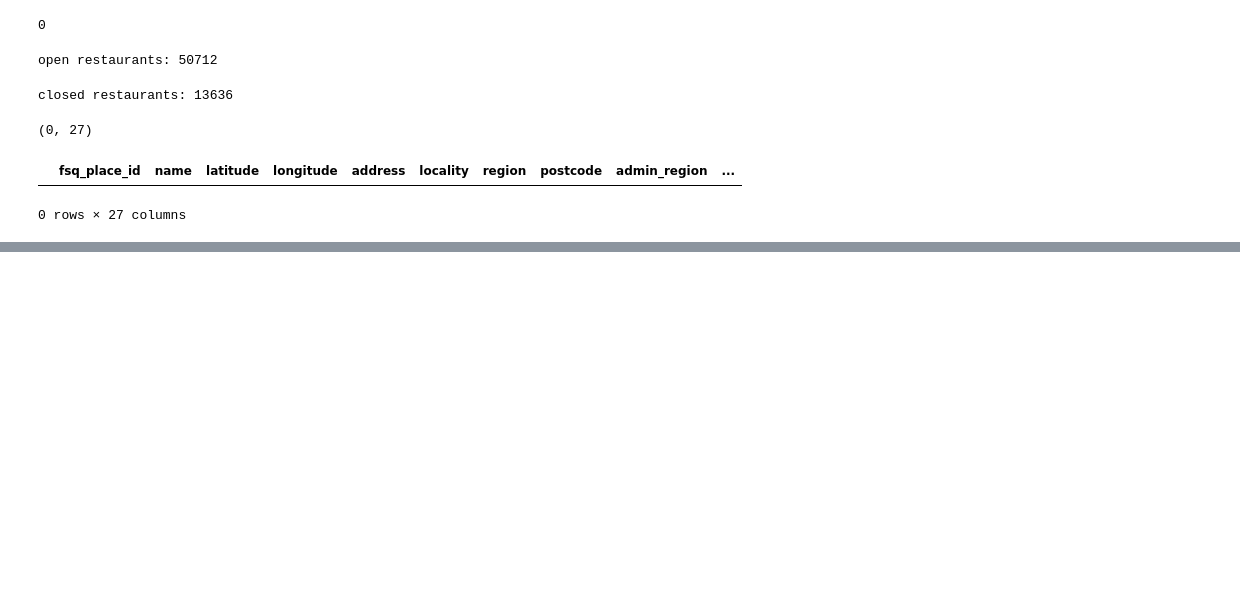
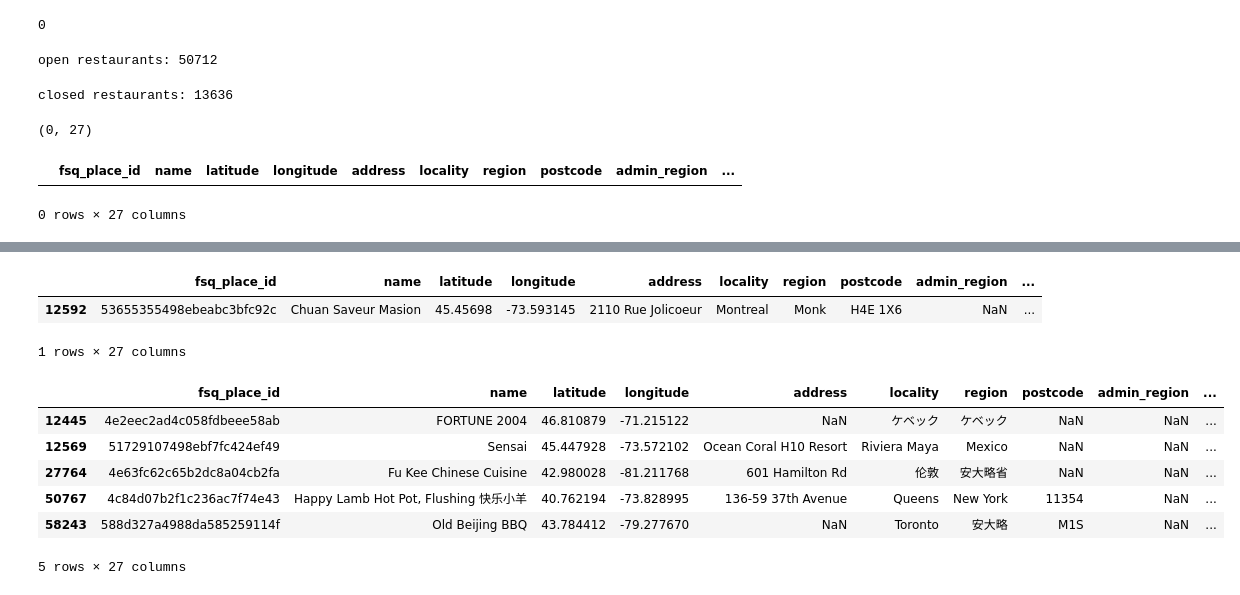
Before and after one commit to jfung53/chinese-restaurants, a Jupyter notebook: fsq_openplaces.ipynb, the cells around one changed output, grey strips where cells are left out. Drawn from its saved outputs; the diff is of its cells as text; code cells hidden in the pictures; blank space fills up the shorter version.

Commit message:
cleaned up region column

```diff
--- a/fsq_openplaces.ipynb
+++ b/fsq_openplaces.ipynb
@@ -364,0 +409,3 @@ duplicate_ids.head()
+# %%
+pd.set_option('display.max_rows', None)
+counts_by_region
@@ -364,0 +431,22 @@ duplicate_ids.head()
+# %%
+# done
+
+fixregion_monk = chinese_restaurants[chinese_restaurants['region'] == 'Monk']
+fixregion_monk
+# %% [output]
+|  | fsq_place_id | name | latitude | longitude | address | locality | region | postcode | admin_region | ... |
+| 12592 | 53655355498ebeabc3bfc92c | Chuan Saveur Masion | 45.45698 | -73.593145 | 2110 Rue Jolicoeur | Montreal | Monk | H4E 1X6 | NaN | ... |
+1 rows × 27 columns
+# %%
+# done
+# display all rows where 'region' is 'ケベック', '安大略省', '安大略', 'Mexico', or 'New York'
+fixregion_misc = chinese_restaurants[chinese_restaurants['region'].isin(['ケベック', '安大略省', '安大略', 'Mexico', 'New York'])]
+fixregion_misc
+# %% [output]
+|  | fsq_place_id | name | latitude | longitude | address | locality | region | postcode | admin_region | ... |
+| 12445 | 4e2eec2ad4c058fdbeee58ab | FORTUNE 2004 | 46.810879 | -71.215122 | NaN | ケベック | ケベック | NaN | NaN | ... |
+| 12569 | 51729107498ebf7fc424ef49 | Sensai | 45.447928 | -73.572102 | Ocean Coral H10 Resort | Riviera Maya | Mexico | NaN | NaN | ... |
+| 27764 | 4e63fc62c65b2dc8a04cb2fa | Fu Kee Chinese Cuisine | 42.980028 | -81.211768 | 601 Hamilton Rd | 伦敦 | 安大略省 | NaN | NaN | ... |
+| 50767 | 4c84d07b2f1c236ac7f74e43 | Happy Lamb Hot Pot, Flushing 快乐小羊 | 40.762194 | -73.828995 | 136-59 37th Avenue | Queens | New York | 11354 | NaN | ... |
+| 58243 | 588d327a4988da585259114f | Old Beijing BBQ | 43.784412 | -79.277670 | NaN | Toronto | 安大略 | M1S | NaN | ... |
+5 rows × 27 columns
```
Also changed, not shown: parts of 14 cells of this notebook.
